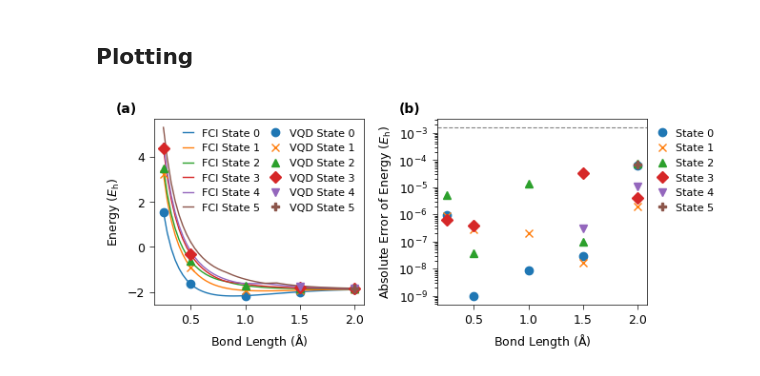
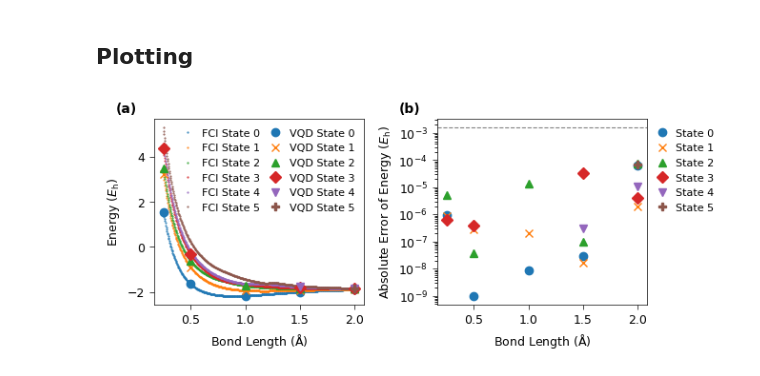
Before and after one commit to sdonglab/QumVQD, a Jupyter notebook: notebooks/Manuscript_Plotting.ipynb, the cells around one changed output. Cells and saved outputs as stored; diff of their text form; code cells hidden in the pictures.

Commit message:
Anharmonic Component plots and updated FCI plot style

```diff
--- a/notebooks/Manuscript_Plotting.ipynb
+++ b/notebooks/Manuscript_Plotting.ipynb
@@ -94,7 +92,7 @@ distances_h2 = np.concatenate((np.linspace(0.25, 2.0, 8),
                                      np.linspace(2.25, 4.0, 7)))
 fci_values_h2 = np.array([compute_fci_states_h2(R, max_level) for R in distances_h2])
 # %%
-distances_dense_h2 = np.linspace(min(distances_h2), max(distances_h2), 50)
+distances_dense_h2 = np.linspace(min(distances_h2), max(distances_h2), 500)
 fci_values_dense_h2 = np.array([compute_fci_states_h2(R, 4)
                              for R in distances_dense_h2])
 # %%
@@ -109,7 +107,7 @@ fig, (ax1, ax2) = plt.subplots(1, 2, figsize=FIGURESIZE)
 # --- Panel (a): PES ---
 for i in range(4):
     ax1.plot(distances_dense_h2, fci_values_dense_h2[:, i],
-             label=f'FCI State {i}', linestyle='-', color=f'C{i}')
+             label=f'FCI State {i}', linestyle='', markersize=0.5, marker='o', color=f'C{i}')
 for i in range(4):
     ax1.plot(distances_h2, vqd_values_h2[:, i],
              label=f'VQD State {i}', marker=markers[i],
@@ -249,0 +251,21 @@ plt.show()
+# %%
+from third_party.vibrational_dynamics.util_hamil import hamil
+from third_party.vibrational_dynamics.bosonic_form import harmonic_oscillators
+from openfermion.transforms import normal_ordered
+from openfermion.linalg import boson_operator_sparse
+import h5py
+
+hartree_to_inverse_cm = 219474.63068
+with h5py.File(Path("..") / "data" / f"{name}.hdf5", "r") as f:
+    freqs = f["freqs"][()]
+
+print("Harmonic frequencies (cm^-1):", freqs * hartree_to_inverse_cm)
+
+H_harm = hartree_to_inverse_cm * normal_ordered(harmonic_oscillators(freqs))
+H_harm_sparse = boson_operator_sparse(H_harm, trunc=trunc)
+harmonic = np.linalg.eigvalsh(H_harm_sparse.todense())
+harmonic = [float(e) for e in harmonic]
+
+max_idx = 5
+for i in range(max_idx):
+    print(f"State {i}: harmonic {harmonic[i]:.1f}")
@@ -301,7 +411,7 @@ max_level = max([len(en) for en in vqd_values])
 # %%
 # Dense grid for smooth FCI reference curve
 
-distances_dense = np.linspace(min(distances), max(distances), 50)
+distances_dense = np.linspace(min(distances), max(distances), 500)
 fci_values_dense = np.array([compute_fci_states_h4(R, max_level)
                              for R in distances_dense])
 # %%
@@ -317,7 +427,7 @@ fig, (ax1, ax2) = plt.subplots(1, 2, figsize=FIGURESIZE)
 # --- Panel (a): PES ---
 for i in range(max_level):
     ax1.plot(distances_dense, fci_values_dense[:, i],
-             label=f'FCI State {i}', linestyle='-', color=colors[i])
+             label=f'FCI State {i}', linestyle='',markersize=0.5, marker='o', color=colors[i])
 
 
 for i in range(max_level):
@@ -329,31 +439,31 @@ for i in range(max_level):
 ax1.set_xlabel(r'Bond Length ($\mathrm{\AA}$)', fontsize=fontsize)
 ax1.set_ylabel(r'Energy ($E_\mathrm{h}$)', fontsize=fontsize)
 ax1.tick_params(axis='both', labelsize=fontsize)
 ax1.legend(fontsize=fontsize - 1, ncol=2, frameon=False,
            handlelength=1, columnspacing=1.0)
 ax1.text(-0.18, 1.02, '(a)', transform=ax1.transAxes,
          fontsize=fontsize + 1, fontweight='bold', va='bottom', ha='left')
 
 # --- Panel (b): Error ---
 for i in range(max_level):
     xs = [distances[j] for j, en in enumerate(vqd_values) if i < len(en)]
     ys = [abs(en[i] - fci_values[j][i])
           for j, en in enumerate(vqd_values) if i < len(en)]
     ax2.plot(xs, ys, marker=markers[i], linestyle='',
              markersize=markersize, color=colors[i], label=f'State {i}')
 
 ax2.axhline(y=1.6e-3, color='grey', linestyle='--', linewidth=0.8)
 ax2.set_yscale('log')
 ax2.set_xlabel(r'Bond Length ($\mathrm{\AA}$)', fontsize=fontsize)
 ax2.set_ylabel(r'Absolute Error of Energy ($E_\mathrm{h}$)', fontsize=fontsize)
 ax2.tick_params(axis='both', labelsize=fontsize)
 ax2.legend(fontsize=fontsize - 1, frameon=False, handlelength=1.0,
            loc='upper left', bbox_to_anchor=(1, 1),)
 ax2.text(-0.18, 1.02, '(b)', transform=ax2.transAxes,
          fontsize=fontsize + 1, fontweight='bold', va='bottom', ha='left')
 
 fig.tight_layout()
 fig.savefig(f'Plots/Fig_H4_Sliced_PES_and_Error{FILETYPE}', dpi=600, bbox_inches='tight')
 plt.show()
 # %% [output]
-[figure, old version]
+[figure, new version]
```
Also changed, not shown: parts of 7 cells of this notebook.
